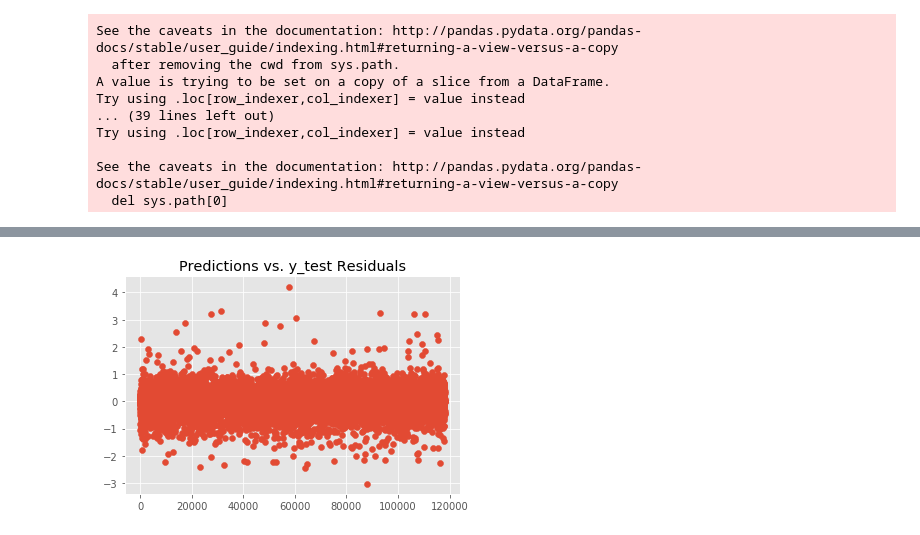
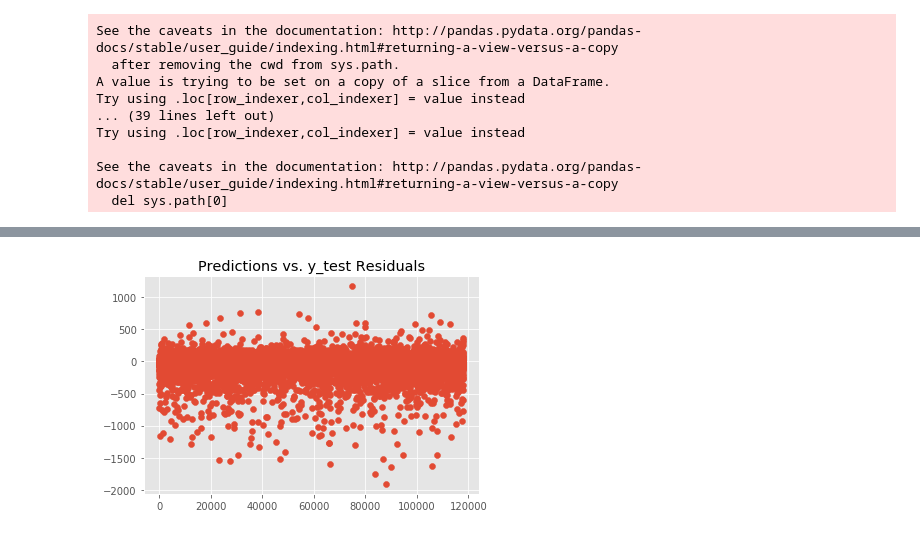
Before and after one commit to sherryduong93/Predict_AirBnB_Listings, a Jupyter notebook: Model_Tracking.ipynb, the cells around one changed output, grey strips where cells are left out. Drawn from its saved outputs; the diff is of its cells as text; code cells hidden in the pictures.

Commit message:
Reworked models and graphs

```diff
--- a/Model_Tracking.ipynb
+++ b/Model_Tracking.ipynb
@@ -990,7 +1017,7 @@ features=['accommodates','bathrooms', 'bed_type','bedrooms', 'beds','cleaning_fe
           'extra_people', 'num_amenities','neighbourhood_cleansed',
           'review_scores_cleanliness','len_space', 'len_summary', 'len_description',
           'len_name', 'review_scores_rating', 'security_deposit', 'month',
-          'year', 'House', 'Apartment', 'Entire_Space','Shared_room']
+          'House', 'Apartment', 'Entire_Space','Shared_room']
 X8 = train_df2[features]
 y8 = train_df2['price'].apply(np.log)
 
@@ -1091,19 +1107,19 @@ np.mean(cs_val2)
 # %%
-# estimator = RandomForestRegressor()
-# model9 = estimator.fit(X_train9,y_train9)
-# train_preds = model9.predict(X_train9)
-# train_r2 = model9.score(X_train9, y_train9)
-# train_rmse = np.sqrt(mean_squared_error(train_preds, y_train9))
+estimator = RandomForestRegressor()
+model10 = estimator.fit(X_train,y_train)
+train_preds = model10.predict(X_train)
+train_r2 = model10.score(X_train, y_train)
+train_rmse = np.sqrt(mean_squared_error(np.exp(train_preds), np.exp(y_train)))
 
-# val_preds = model9.predict(X_val)
-# val_rmse = np.sqrt(mean_squared_error(val_preds, y_val9))
-# val_r2 = model9.score(X_val9, y_val9)
+val_preds = model10.predict(X_val)
+val_rmse = np.sqrt(mean_squared_error(np.exp(val_preds), np.exp(y_val)))
+val_r2 = model10.score(X_val, y_val)
 
-# cs_val2 = cross_val_score(estimator, X9, y9, cv=3)
+cs_val2 = cross_val_score(estimator, X10, y10, cv=3)
 
-# train_rmses.append(train_rmse)
-# train_r2s.append(train_r2)
-# crossval_r2.append(cs_val2)
-# val_rmses.append(val_rmse)
-# val_r2s.append(val_r2)
-# print(f'Val R2: {val_r2}, Val RMSE: {np.exp(val_rmse)},\n Validation Cross Val Score: {np.mean(cs_val2)}')
+train_rmses.append(train_rmse)
+train_r2s.append(train_r2)
+crossval_r2.append(cs_val2)
+val_rmses.append(val_rmse)
+val_r2s.append(val_r2)
+print(f'Val R2: {val_r2}, Val RMSE: {val_rmse},\n Validation Cross Val Score: {np.mean(cs_val2)}')
@@ -1214,7 +1312,7 @@ features=['accommodates','bathrooms', 'bed_type','bedrooms', 'beds','cleaning_fe
           'extra_people', 'num_amenities','neighbourhood_cleansed',
           'review_scores_cleanliness','len_space', 'len_summary', 'len_description',
           'len_name', 'review_scores_rating', 'security_deposit', 'month',
-          'year', 'House', 'Apartment', 'Entire_Space','Shared_room']
+          'House', 'Apartment', 'Entire_Space','Shared_room']
 X_test = test[features]
 y_test = test['price'].apply(np.log)
 
@@ -1229,6 +1327,6 @@ print(r2,np.exp(rmse))
 # %%
-preds = model10.predict(X_test)
-r2 = model10.score(X_test, y_test)
-rmse = np.sqrt(mean_squared_error(preds, y_test))
-print(r2,np.exp(rmse))
+preds = model9.predict(X_test)
+r2 = model9.score(X_test, y_test)
+rmse = np.sqrt(mean_squared_error(np.exp(preds), np.exp(y_test)))
+print(r2,rmse)
 # %% [output]
@@ -1245,10 +1343,10 @@ plt.savefig('Graphs/preds_vs_ytest.png', dpi=300)
 # %%
-resids = preds-y_test
+resids = np.exp(preds)-np.exp(y_test)
 plt.scatter(np.arange(len(resids)), resids)
 plt.title('Predictions vs. y_test Residuals')
 plt.savefig('Graphs/residuals.png', dpi=300)
 # %% [output]
-[figure, old version]
+[figure, new version]
 # %%
 resids.hist()
 # %% [output]
```
Also changed, not shown: parts of 77 cells of this notebook, 8 other files.
